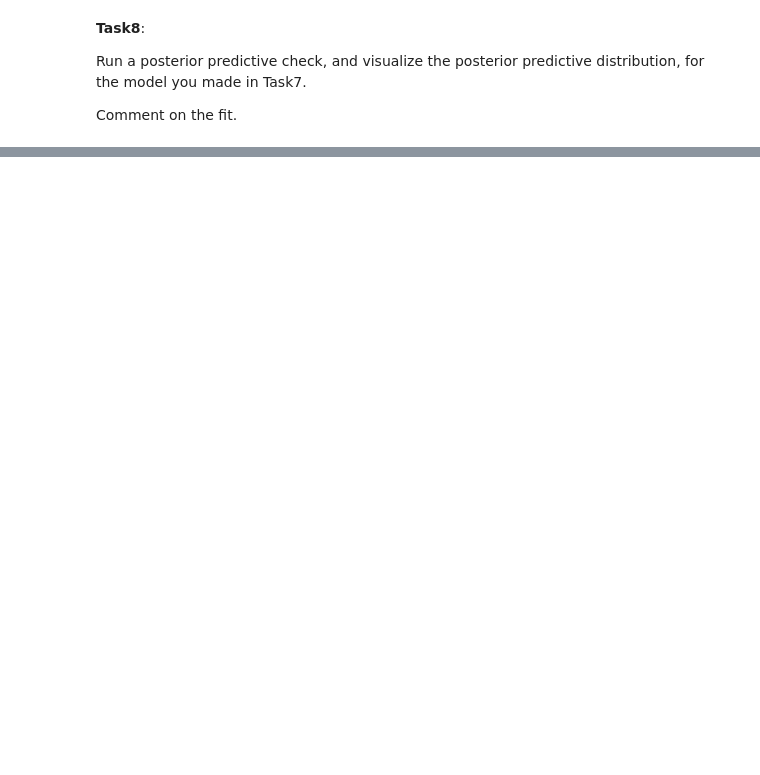
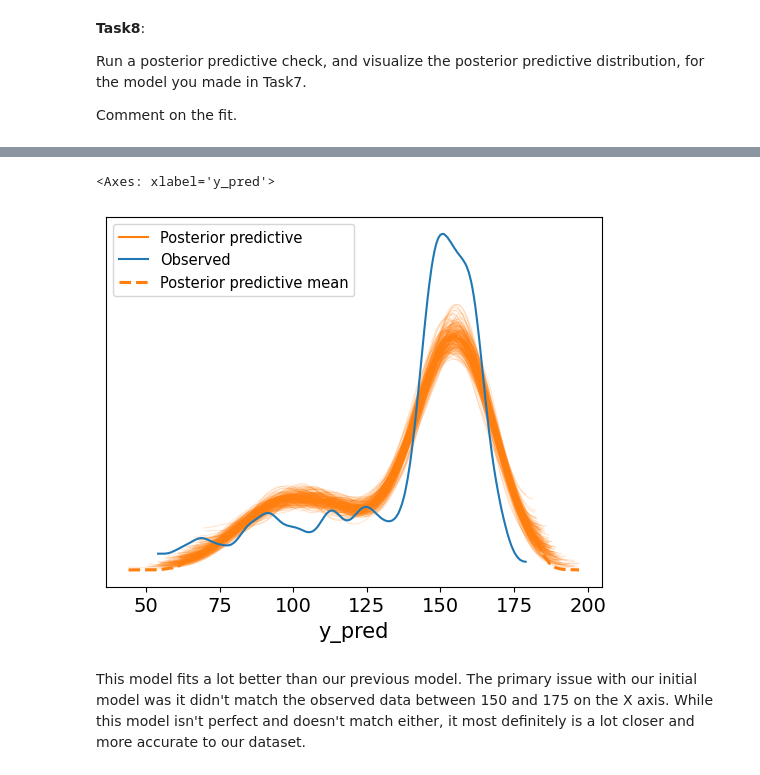
Before and after one commit to blortle-dev/data-science-lasa, a Jupyter notebook: Unit 5/Unit5ExercisesSF.ipynb, the cells around one changed output, grey strips where cells are left out. Saved outputs shown, nothing was run; the diff lists cells and outputs as text; code cells hidden in the pictures; blank space fills up the shorter version.

```diff
--- a/Unit 5/Unit5ExercisesSF.ipynb
+++ b/Unit 5/Unit5ExercisesSF.ipynb
@@ -227,3 +375,12 @@ Create and visualize the posterior of a generalized linear model that improves t
 Run a posterior predictive check, and visualize the posterior predictive distribution, for the model you made in Task7.
 
 Comment on the fit.
+# %%
+#creates our posterior predictive distribution
+pm.sample_posterior_predictive(
+    idata_sqrthow, model = model_sqrthow, extend_inferencedata=True
+    )
+
+# posterior predictive check
+az.plot_ppc(idata_sqrthow, num_pp_samples=200, colors=["C1", "C0", "C1"])
+# %% [output]
@@ -229,0 +389,4 @@ Comment on the fit.
+<Axes: xlabel='y_pred'>
+[figure, added]
+# %% [markdown]
+This model fits a lot better than our previous model. The primary issue with our initial model was it didn't match the observed data between 150 and 175 on the X axis. While this model isn't perfect and doesn't match either, it most definitely is a lot closer and more accurate to our dataset.
```
Also changed, not shown: parts of 15 cells of this notebook.
